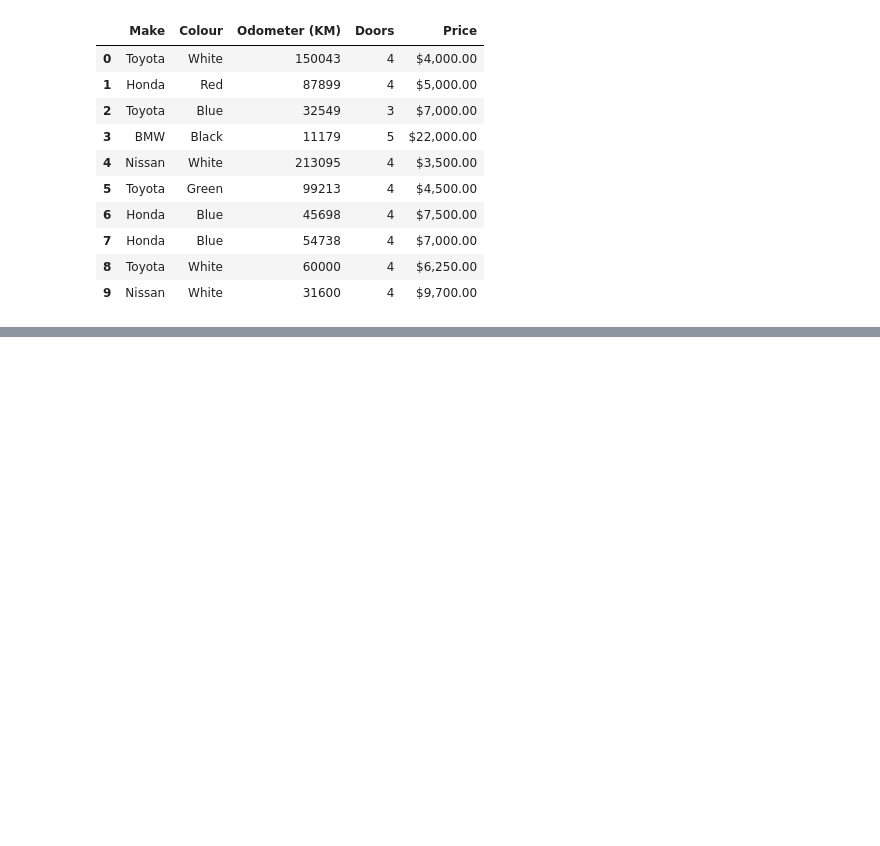
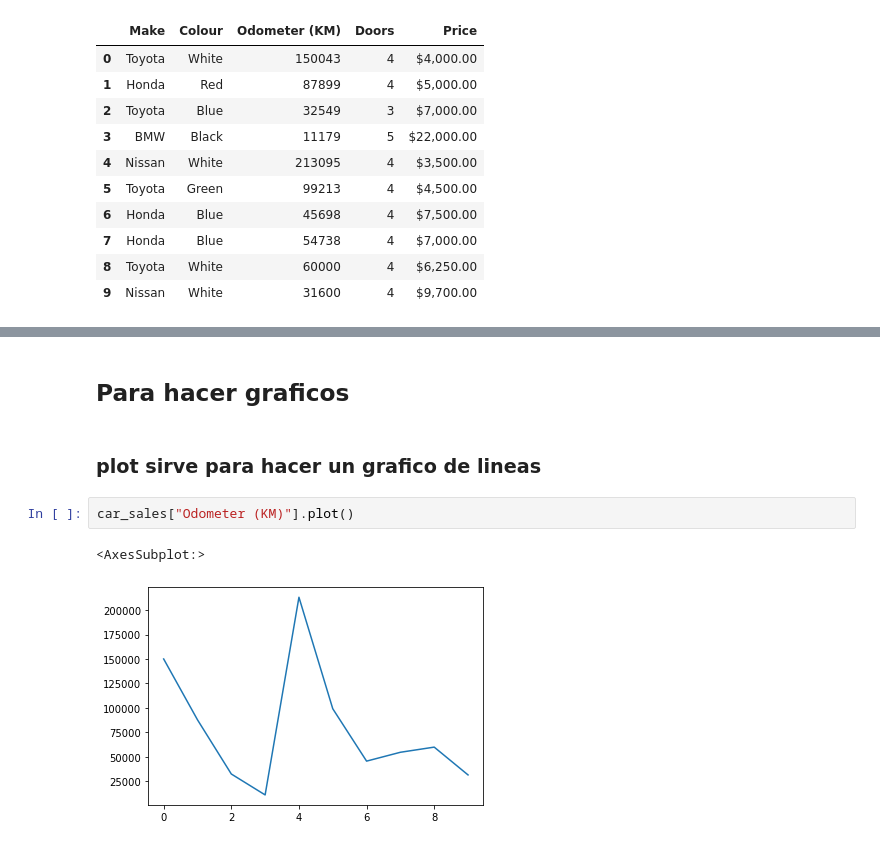
Before and after one commit to agustinruiz/machine-learning-course, a Jupyter notebook: sample_project/Intorduction-to-pandas.ipynb, the cells around one changed output, grey strips where cells are left out. Drawn from its saved outputs; the diff is of its cells as text; blank space fills up the shorter version.

```diff
--- a/sample_project/Intorduction-to-pandas.ipynb
+++ b/sample_project/Intorduction-to-pandas.ipynb
@@ -92,0 +353,9 @@ export_car_sales
+# %% [markdown]
+## Para hacer graficos
+# %% [markdown]
+### plot sirve para hacer un grafico de lineas
+# %%
+car_sales["Odometer (KM)"].plot()
+# %% [output]
+<AxesSubplot:>
+[figure, added]
```
Also changed, not shown: parts of 42 cells of this notebook.
